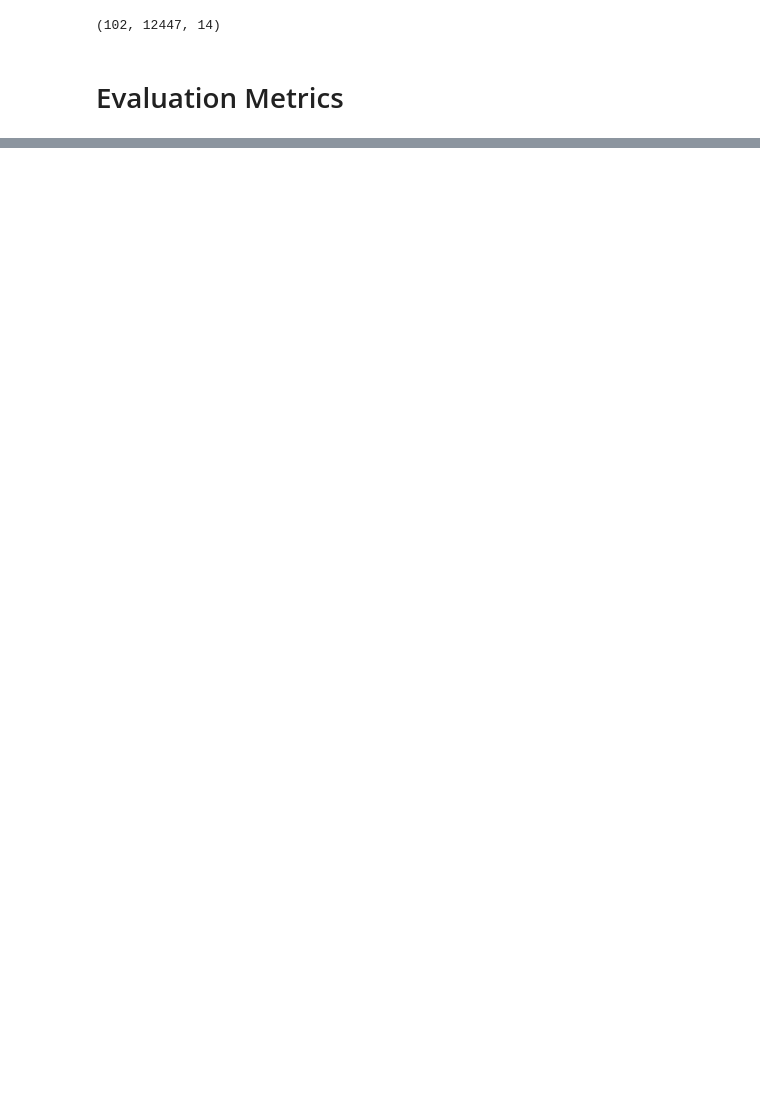
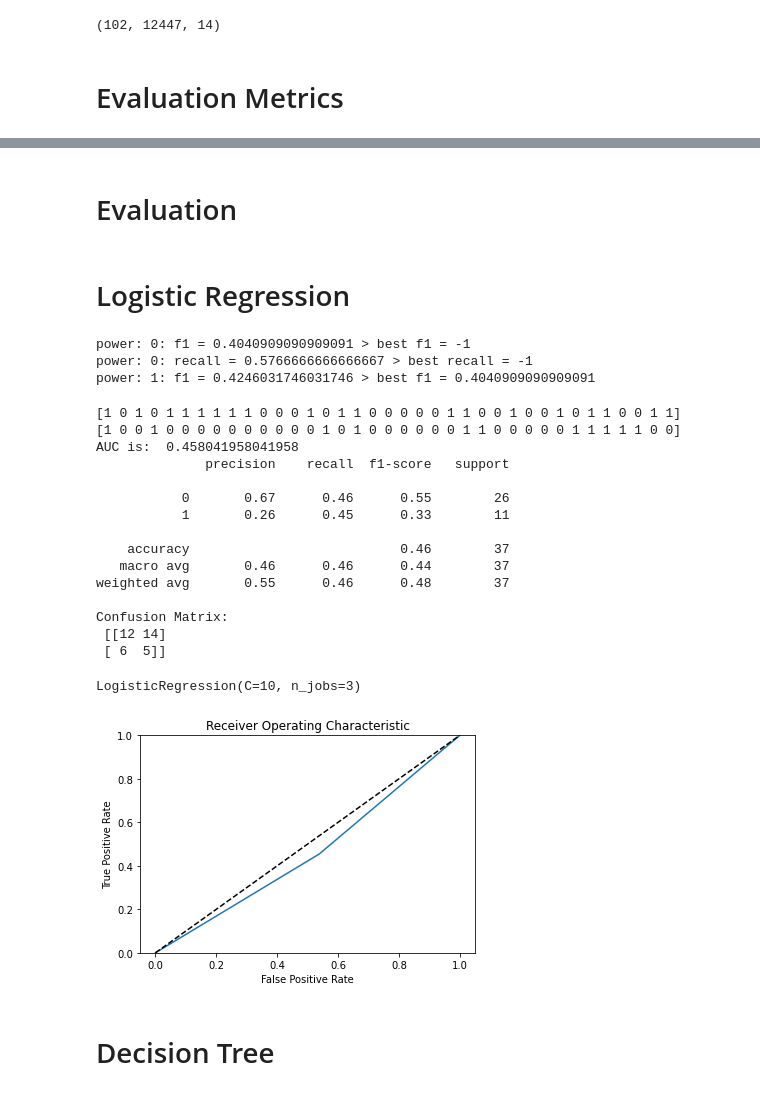
Before and after one commit to derong97/automatic-depression-detector, a Jupyter notebook: models/gaze/Gaze Model.ipynb, the cells around one changed output, grey strips where cells are left out. Saved outputs shown, nothing was run; the diff lists cells and outputs as text; code cells hidden in the pictures; blank space fills up the shorter version.

Commit message:
update gaze, add gaze-transcript ensemble model
ensemble takes average softmax probability to predict label

```diff
--- a/models/gaze/Gaze Model.ipynb
+++ b/models/gaze/Gaze Model.ipynb
@@ -36,6 +45,6 @@ X.shape
 # %%
 RANDOM_STATE = 42
-X_train, X_test, y_train, y_test = train_test_split(X, y, test_size=0.1, random_state=RANDOM_STATE)
+X_train, X_test, y_train, y_test = train_test_split(X, y, test_size=0.2, random_state=RANDOM_STATE)
 # %%
 def balance_data(X,y):
     new_y = []
@@ -90,7 +104,7 @@ input_shape = (n_input, n_features)
 # %%
 model = Sequential()
-model.add(LSTM(100, input_shape=input_shape, return_sequences=True))
-model.add(LSTM(50, input_shape=input_shape))
+# model.add(LSTM(100, input_shape=input_shape, return_sequences=True))
+# model.add(LSTM(50, input_shape=input_shape))
 model.add(Dense(5, activation='relu'))
 model.add(Dense(1, activation='sigmoid'))
 
@@ -116,0 +181,67 @@ evaluate_on_training_set(y_test, y_pred)
+# %% [markdown]
+# Evaluation
+# %%
+def evaluate_model(model):
+    model.fit(X_train, y_train)
+    y_pred = model.predict(X_test)
+    print(y_pred)
+    print(y_test)
+    evaluate_on_training_set(y_test, y_pred)
+
+    return model
+# %% [markdown]
+# Logistic Regression
+# %%
+def find_best_logreg_model(power):
+    best_f1_model = None
+    best_recall_model = None
+    best_f1 = -1
+    best_recall = -1
+
+    for i in range(power + 1):
+        model = LogisticRegression(n_jobs=3, C=10**i)
+
+        f1_scores, recall_scores = k_cross(model)
+        f1 = np.mean(f1_scores)
+        recall = np.mean(recall_scores)
+
+        if f1 > best_f1:
+            print(f"power: {i}: f1 = {f1} > best f1 = {best_f1}")
+            best_f1 = f1
+            best_f1_model = model
+
+        if recall > best_recall:
+            print(f"power: {i}: recall = {recall} > best recall = {best_recall}")
+            best_recall = recall
+            best_recall_model = model
+
+    return best_f1_model, best_recall_model
+
+best_logreg_f1_model, best_logreg_recall_model = find_best_logreg_model(6)
+# %% [output]
+power: 0: f1 = 0.4040909090909091 > best f1 = -1
+power: 0: recall = 0.5766666666666667 > best recall = -1
+power: 1: f1 = 0.4246031746031746 > best f1 = 0.4040909090909091
+# %%
+# Based on f1
+evaluate_model(best_logreg_f1_model)
+# %% [output]
+[1 0 1 0 1 1 1 1 1 1 0 0 0 1 0 1 1 0 0 0 0 0 1 1 0 0 1 0 0 1 0 1 1 0 0 1 1]
+[1 0 0 1 0 0 0 0 0 0 0 0 0 0 1 0 1 0 0 0 0 0 0 1 1 0 0 0 0 0 1 1 1 1 1 0 0]
+AUC is:  0.458041958041958
+              precision    recall  f1-score   support
+
+           0       0.67      0.46      0.55        26
+           1       0.26      0.45      0.33        11
+
+    accuracy                           0.46        37
+   macro avg       0.46      0.46      0.44        37
+weighted avg       0.55      0.46      0.48        37
+
+Confusion Matrix:
+ [[12 14]
+ [ 6  5]]
+LogisticRegression(C=10, n_jobs=3)
+[figure, added]
+# %% [markdown]
+# Decision Tree
```
Also changed, not shown: parts of 20 cells of this notebook, 6 other files.
